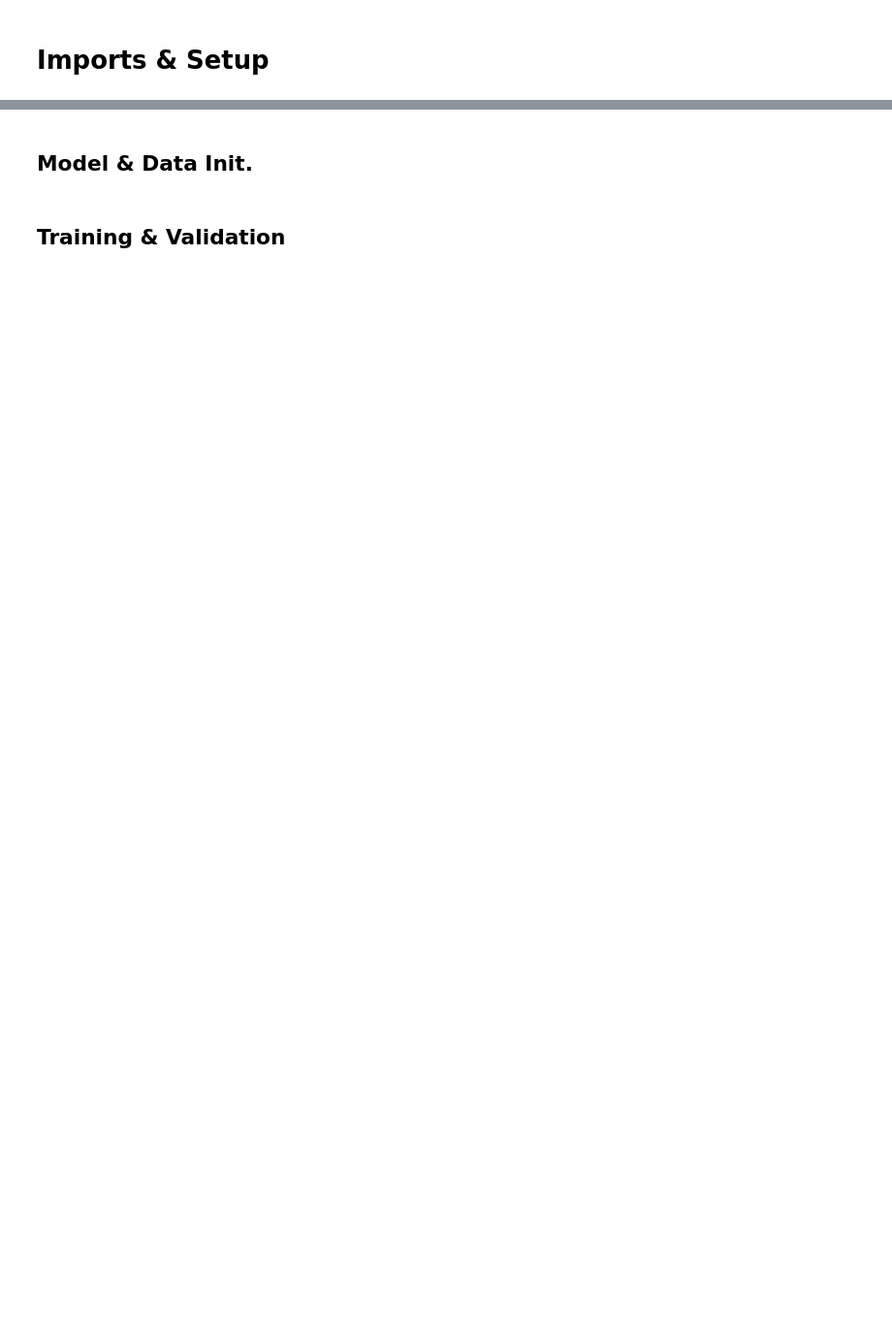
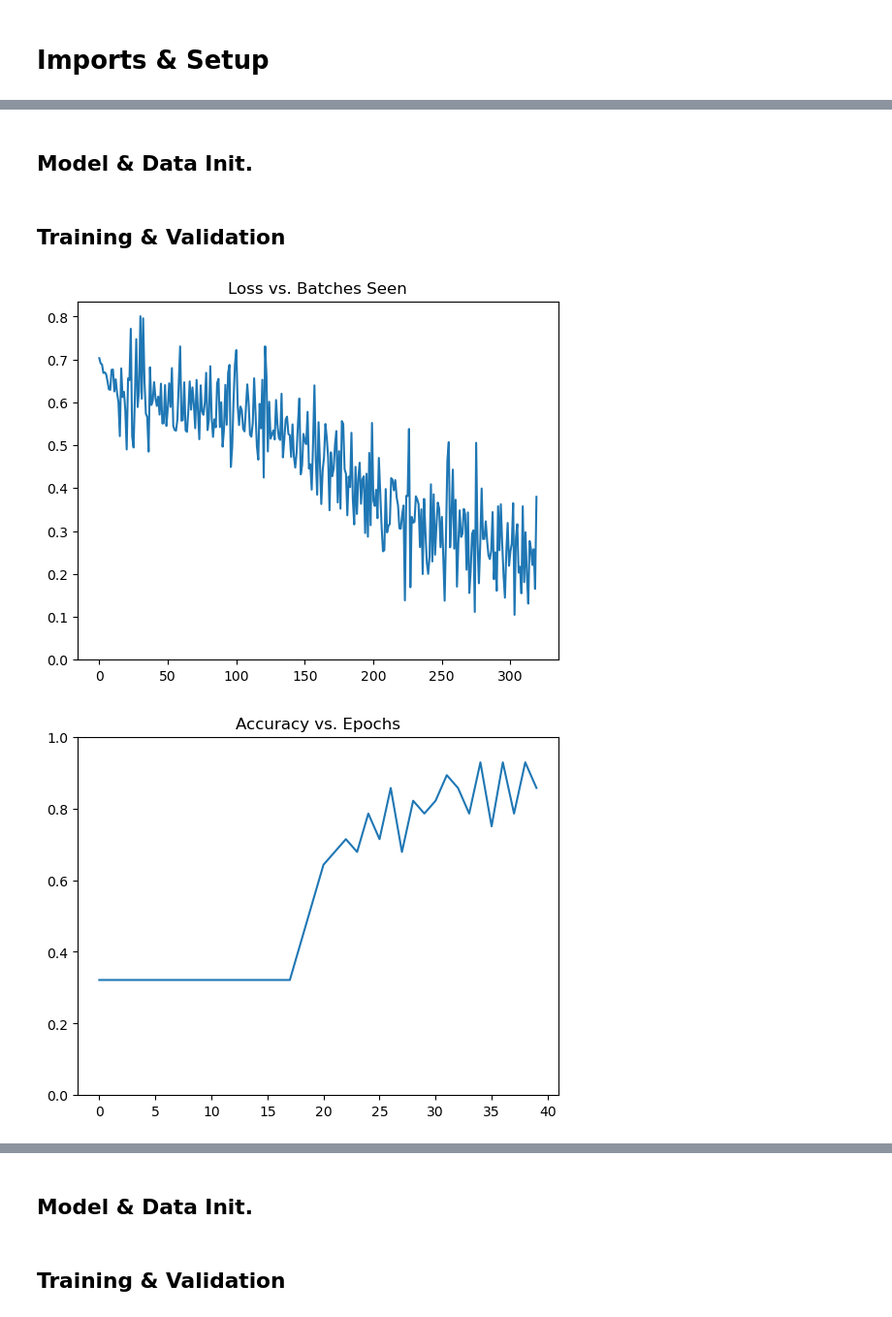
Before and after one commit to bell-boy/SeizureSense, a Jupyter notebook: Prototyping.ipynb, the cells around one changed output, grey strips where cells are left out. Shown at 97% size. Saved outputs shown, nothing was run; the diff lists cells and outputs as text; code cells hidden in the pictures; blank space fills up the shorter version.

```diff
--- a/Prototyping.ipynb
+++ b/Prototyping.ipynb
@@ -13,3 +26,3 @@ device = torch.device('cuda' if torch.cuda.is_available() else 'cpu')
 # %%
-regression_data = FilteredCMP(512, 1, "/root/physionet.org/files/chbmit/1.0.0/chb01", 3600 * 2, 0, regression=True, use_tok_dim=False)
-classification_data = FilteredCMP(512, 1, "/root/physionet.org/files/chbmit/1.0.0/chb01", 3600 * 2, 0, regression=False, use_tok_dim=False)
+regression_data = FilteredCMP(16, 32, "/workspace/physionet.org/files/chbmit/1.0.0/chb01", 3600, 0, regression=True, use_tok_dim=False)
+classification_data = FilteredCMP(16, 32, "/workspace/physionet.org/files/chbmit/1.0.0/chb01", 3600, 0, regression=False, use_tok_dim=False)
@@ -15,0 +53,2 @@ classification_data = FilteredCMP(512, 1, "/root/physionet.org/files/chbmit/1.0.
+# %% [markdown]
+## Model & Data Init.
@@ -15,0 +94,27 @@ classification_data = FilteredCMP(512, 1, "/root/physionet.org/files/chbmit/1.0.
+# %% [markdown]
+## Training & Validation
+# %%
+epochs=70
+losses = []
+accuracy = []
+best_accuracy = 0
+for _ in tqdm(range(epochs)):
+  losses.extend(train.train_epoch_classifcation(CNN, train_dataloader, optim, loss_fn=loss_fn, device=device))
+  TP, TN, FP, FN = train.validate_binary_softmax(CNN, val_dataloader, device=device)
+  if((TP + TN) / (TP + FP + TN + FN) > best_accuracy):
+    torch.save(CNN.state_dict(), "CNN.pt")
+    best_accuracy = (TP + TN) / (TP + FP + TN + FN)
+  accuracy.append((TP + TN) / (TP + FP + TN + FN))
+
+plt.title("Loss vs. Batches Seen")
+plt.plot(losses)
+plt.ylim(bottom=0)
+plt.show()
+
+plt.title("Accuracy vs. Epochs")
+plt.plot(accuracy)
+plt.ylim((0, 1))
+plt.show()
+# %% [output]
+[figure, added]
+[figure, added]
```
Also changed, not shown: parts of 54 cells of this notebook, 26 other files.
